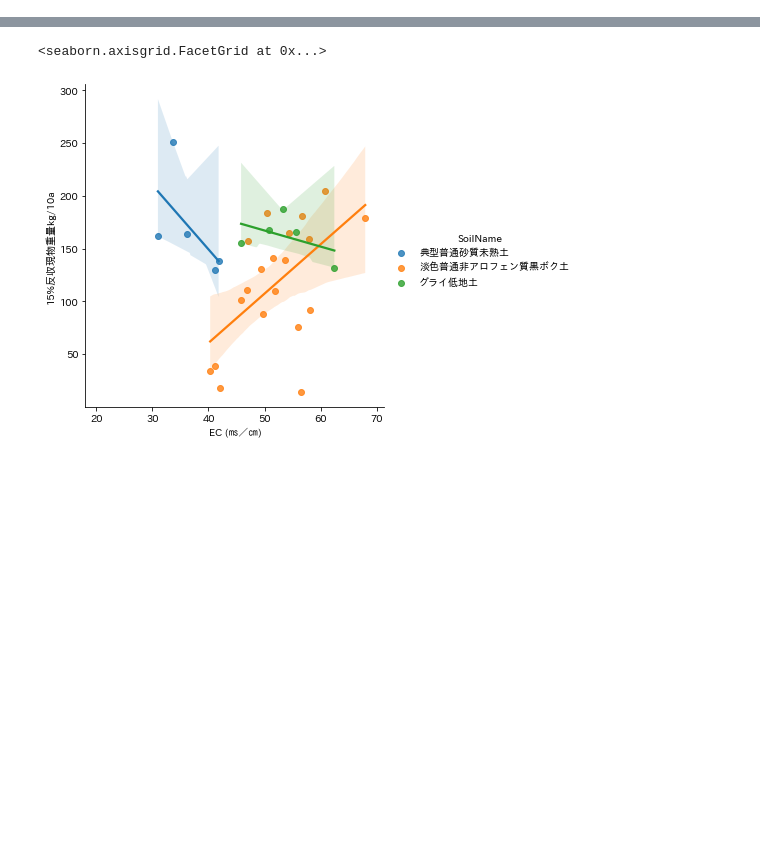
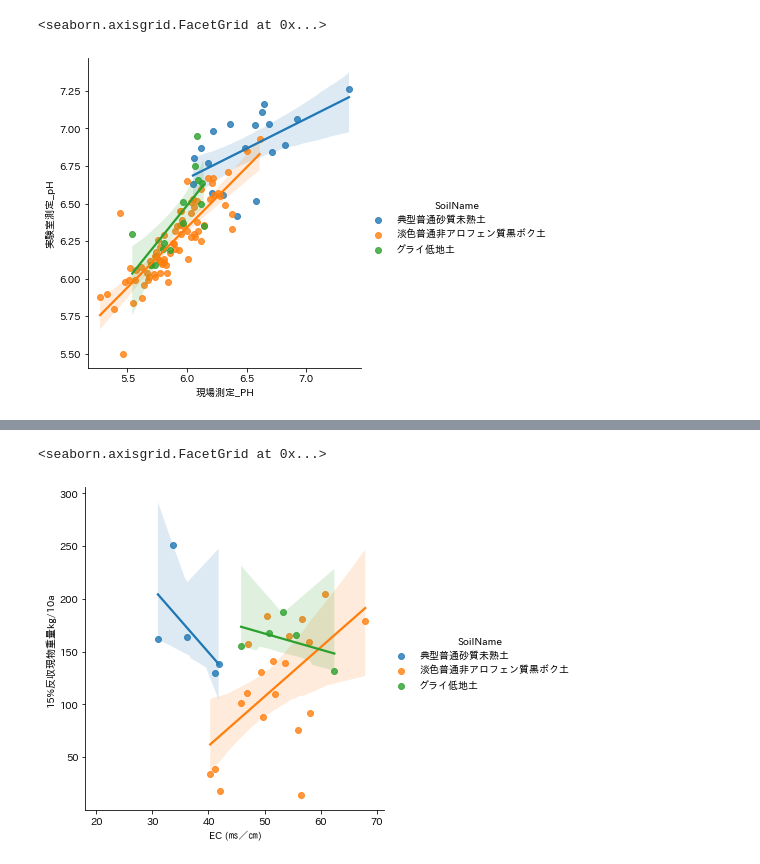
Before and after one commit to sagri-tokyo/akita_daizu, a Jupyter notebook: 0.TNTC_pHEC相関.ipynb, the cells around one changed output, grey strips where cells are left out. Saved outputs shown, nothing was run; the diff lists cells and outputs as text; code cells hidden in the pictures; blank space fills up the shorter version.

```diff
--- a/0.TNTC_pHEC相関.ipynb
+++ b/0.TNTC_pHEC相関.ipynb
@@ -71,0 +43,5 @@ xを説明変数（EH,pH）とし，yを目的変数（数量）
+# %%
+sns.lmplot(x='現場測定_PH',y='実験室測定_pH',hue = 'SoilName',data = ph_soil)
+# %% [output]
+<seaborn.axisgrid.FacetGrid at 0x...>
+[figure, added]
```
Also changed, not shown: parts of 42 cells of this notebook, 5 other files.
